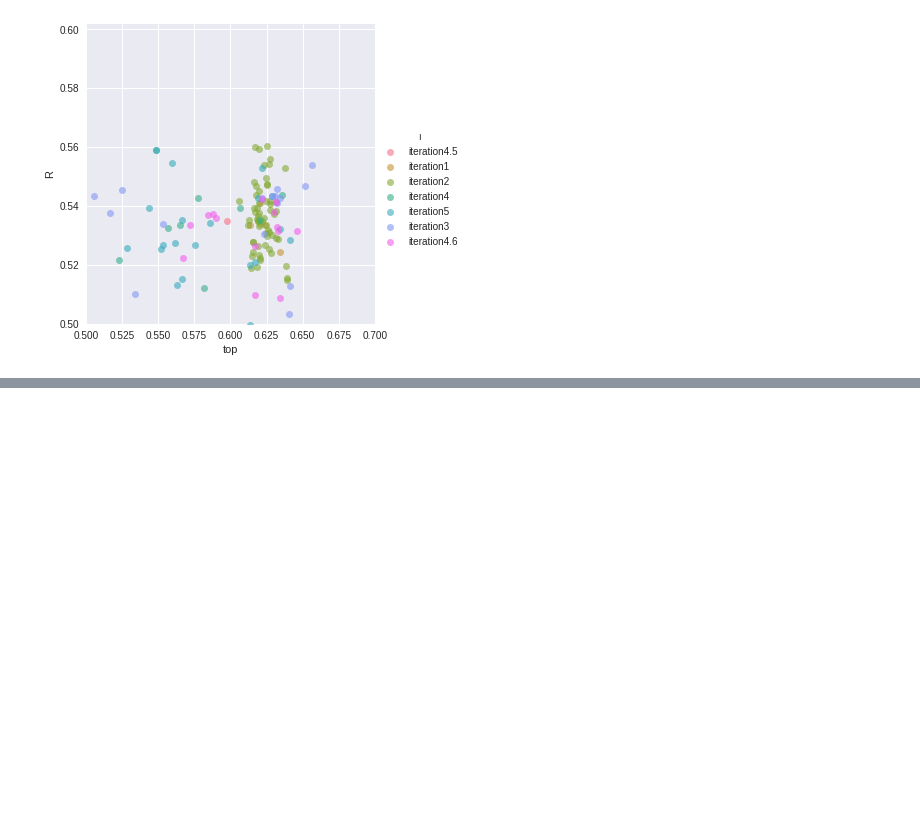
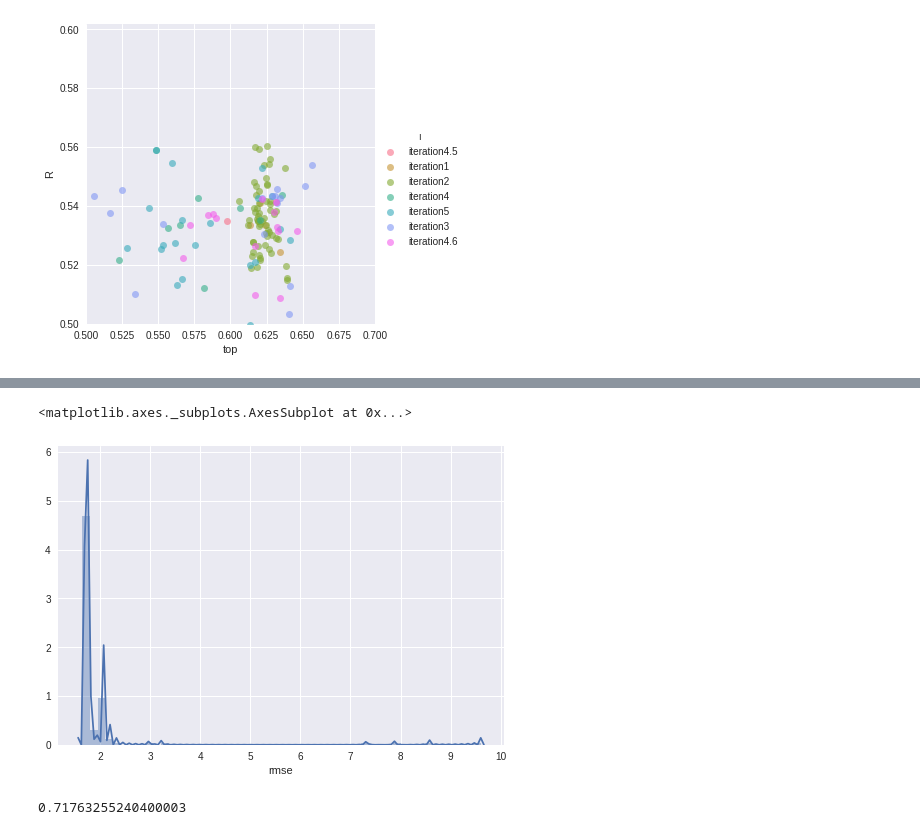
Before and after one commit to gnina/scripts, a Jupyter notebook: affinity_search/summaries.ipynb, the cells around one changed output, grey strips where cells are left out. Cells and saved outputs as stored; diff of their text form; code cells hidden in the pictures; blank space fills up the shorter version.

```diff
--- a/affinity_search/summaries.ipynb
+++ b/affinity_search/summaries.ipynb
@@ -154,0 +167,9 @@ plt.savefig('iterations.pdf',bbox_inches='tight')
+# %%
+sns.distplot(sdata.rmse)
+# %% [output]
+<matplotlib.axes._subplots.AxesSubplot at 0x...>
+[figure, added]
+# %%
+sdata.top.max()
+# %% [output]
+0.71763255240400003
```
Also changed, not shown: parts of 3 cells of this notebook, 1 other file.
